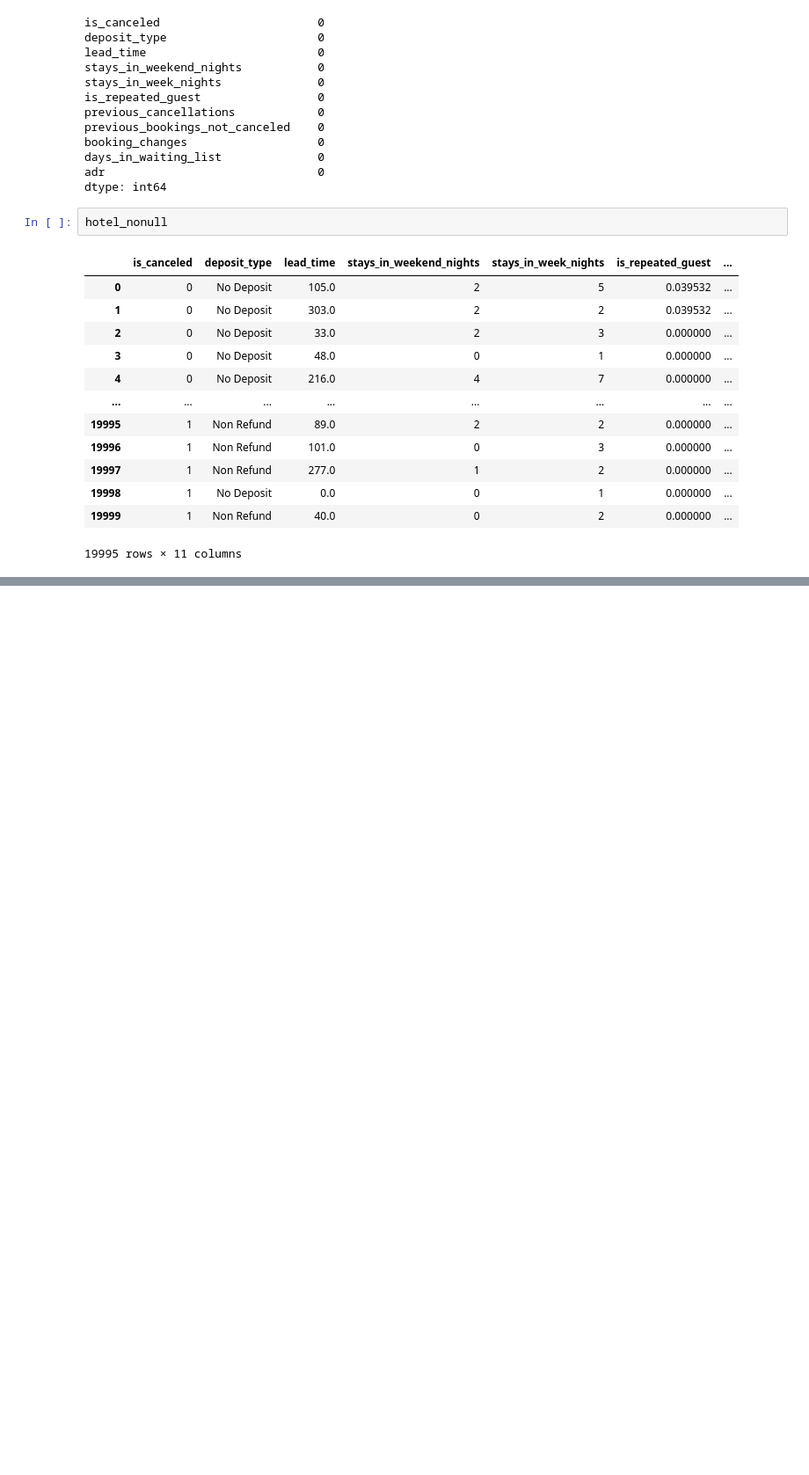
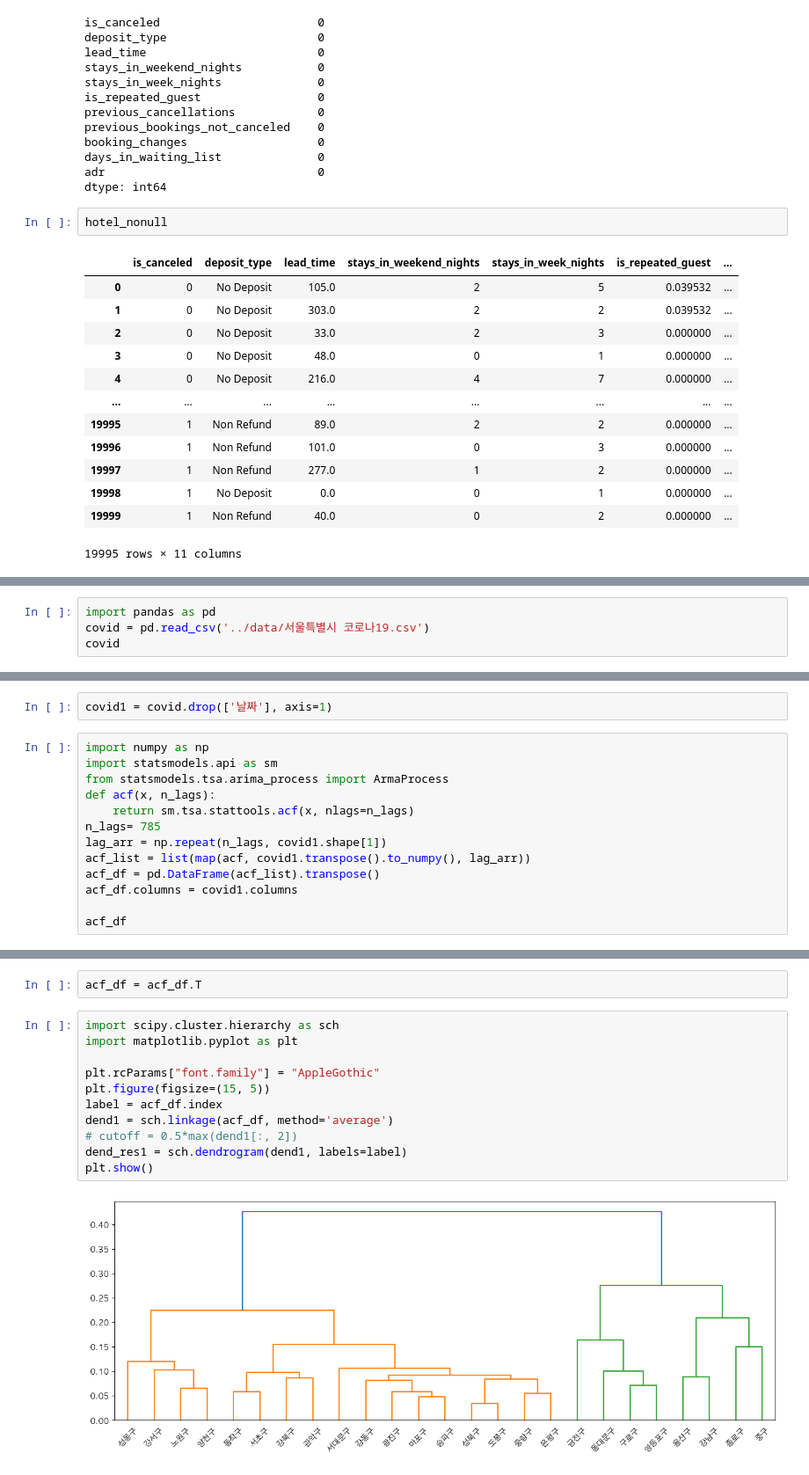
Before and after one commit to SeongminLee812/ADP, a Jupyter notebook: final_test/final_test03.ipynb, the cells around one changed output, grey strips where cells are left out. Shown at 88% size. Cells and saved outputs as stored; diff of their text form; blank space fills up the shorter version.

```diff
--- a/final_test/final_test03.ipynb
+++ b/final_test/final_test03.ipynb
@@ -164,0 +350,4 @@ hotel_nonull
+# %%
+import pandas as pd
+covid = pd.read_csv('../data/서울특별시 코로나19.csv')
+covid
@@ -164,0 +368,15 @@ hotel_nonull
+# %%
+covid1 = covid.drop(['날짜'], axis=1)
+# %%
+import numpy as np
+import statsmodels.api as sm
+from statsmodels.tsa.arima_process import ArmaProcess
+def acf(x, n_lags):
+    return sm.tsa.stattools.acf(x, nlags=n_lags)
+n_lags= 785
+lag_arr = np.repeat(n_lags, covid1.shape[1])
+acf_list = list(map(acf, covid1.transpose().to_numpy(), lag_arr))
+acf_df = pd.DataFrame(acf_list).transpose()
+acf_df.columns = covid1.columns
+
+acf_df
@@ -164,0 +397,15 @@ hotel_nonull
+# %%
+acf_df = acf_df.T
+# %%
+import scipy.cluster.hierarchy as sch
+import matplotlib.pyplot as plt
+
+plt.rcParams["font.family"] = "AppleGothic"
+plt.figure(figsize=(15, 5))
+label = acf_df.index
+dend1 = sch.linkage(acf_df, method='average')
+# cutoff = 0.5*max(dend1[:, 2])
+dend_res1 = sch.dendrogram(dend1, labels=label)
+plt.show()
+# %% [output]
+[figure, added]
```
Also changed, not shown: parts of 21 cells of this notebook, 1 other file.
